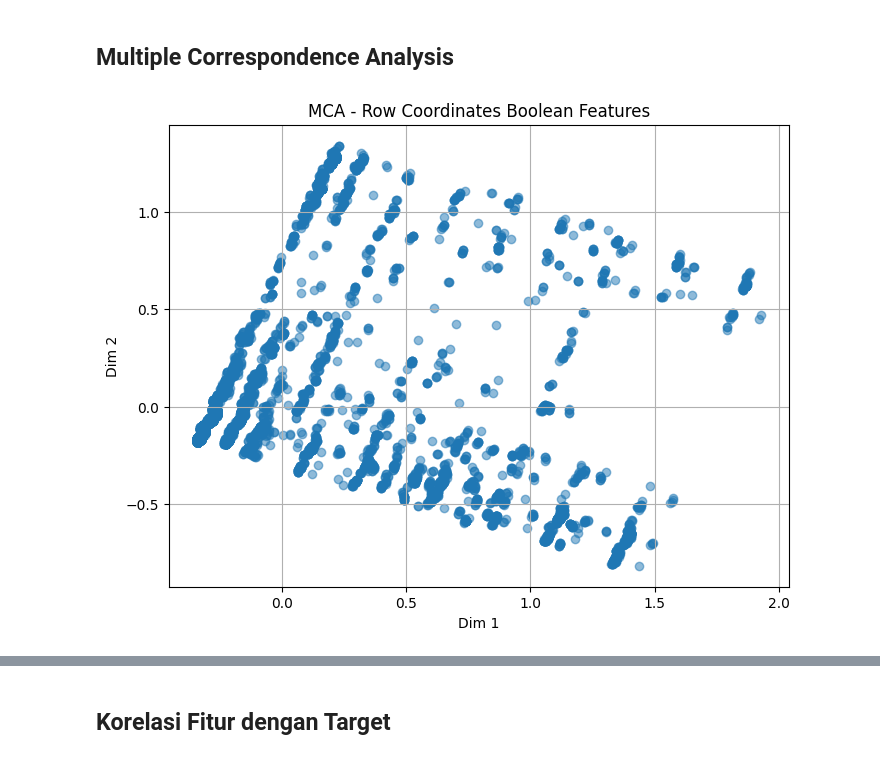
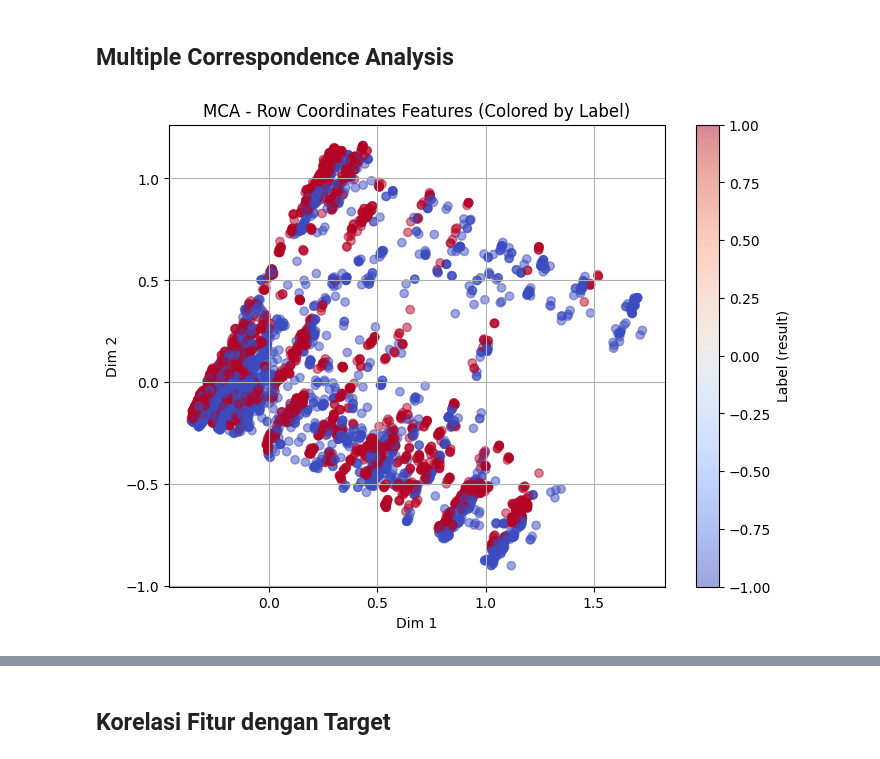
Before and after one commit to Alfthrpy/Predictive_analysis, a Jupyter notebook: notebook.ipynb, the cells around one changed output, grey strips where cells are left out. Saved outputs shown, nothing was run; the diff lists cells and outputs as text; code cells hidden in the pictures.

```diff
--- a/notebook.ipynb
+++ b/notebook.ipynb
@@ -322,18 +212,18 @@ Fitur kategorikal menunjukkan adanya ketidakseimbangan data, namun tingkat ketid
 # %%
 # Fit MCA
 mca = prince.MCA(n_components=2, random_state=42)
-mca = mca.fit(X[boolean_col])
+mca = mca.fit(X)
 
-# Ambil koordinat baris (observasi)
-row_coords = mca.transform(X[boolean_col])
+row_coords = mca.transform(X)
 
-# Plot hasil
+# Plot hasil dengan warna sesuai label
 plt.figure(figsize=(8, 6))
-plt.scatter(row_coords[0], row_coords[1], alpha=0.5)
-plt.title("MCA - Row Coordinates Boolean Features")
+scatter = plt.scatter(row_coords[0], row_coords[1], c=y['result'], cmap='coolwarm', alpha=0.5)
+plt.title("MCA - Row Coordinates Features (Colored by Label)")
 plt.xlabel("Dim 1")
 plt.ylabel("Dim 2")
 plt.grid(True)
+plt.colorbar(scatter, label='Label (result)')
 plt.show()
 # %% [output]
-[figure, old version]
+[figure, new version]
```
Also changed, not shown: parts of 42 cells of this notebook, 34 other files.
